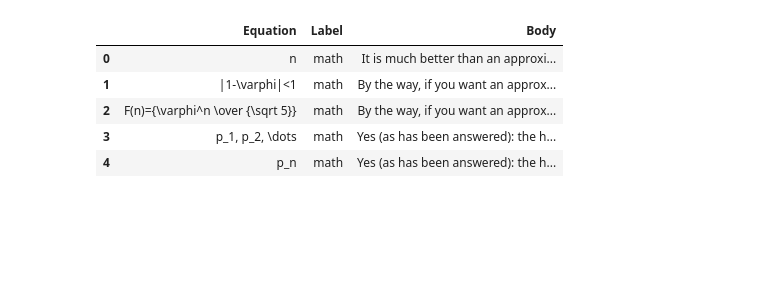
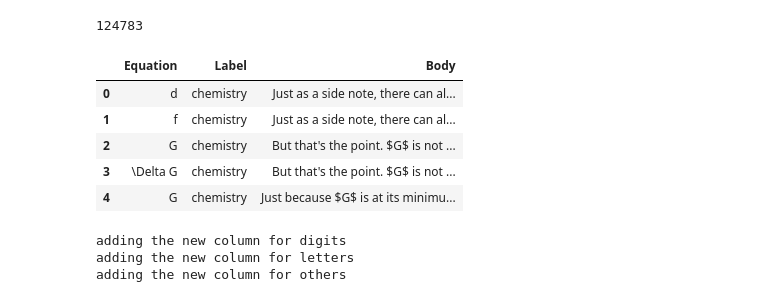
Before and after one commit to gdso-math/math-stack, a Jupyter notebook: notebooks/02_exploratory_data_analysis.ipynb, the cells around one changed output. Saved outputs shown, nothing was run; the diff lists cells and outputs as text; code cells hidden in the pictures; blank space fills up the shorter version.

```diff
--- a/notebooks/02_exploratory_data_analysis.ipynb
+++ b/notebooks/02_exploratory_data_analysis.ipynb
@@ -9,11 +18,15 @@ biology_comment = pd.read_csv("../data/equation/biology_comment_eq_filtered.csv"
 # %%
-all_comment = pd.concat(math_comment, chemistry_comment_)
+all_comment = pd.concat([chemistry_comment, physics_comment, biology_comment])
+# %%
+len(pd.unique(all_comment['Equation']))
+# %% [output]
+124783
 # %%
-math_comment.head()
+all_comment.head()
 # %% [output]
 |  | Equation | Label | Body |
-| 0 | n | math | It is much better than an approxi... |
-| 1 | |1-\varphi|<1 | math | By the way, if you want an approx... |
-| 2 | F(n)={\varphi^n \over {\sqrt 5}} | math | By the way, if you want an approx... |
-| 3 | p_1, p_2, \dots | math | Yes (as has been answered): the h... |
-| 4 | p_n | math | Yes (as has been answered): the h... |
+| 0 | d | chemistry | Just as a side note, there can al... |
+| 1 | f | chemistry | Just as a side note, there can al... |
+| 2 | G | chemistry | But that's the point. $G$ is not ... |
+| 3 | \Delta G | chemistry | But that's the point. $G$ is not ... |
+| 4 | G | chemistry | Just because $G$ is at its minimu... |
@@ -21,0 +56,6 @@ import re
+# %%
+new_comment = calculate_number(all_comment)
+# %% [output]
+adding the new column for digits
+adding the new column for letters
+adding the new column for others
```
Also changed, not shown: parts of 24 cells of this notebook, 5 other files.
